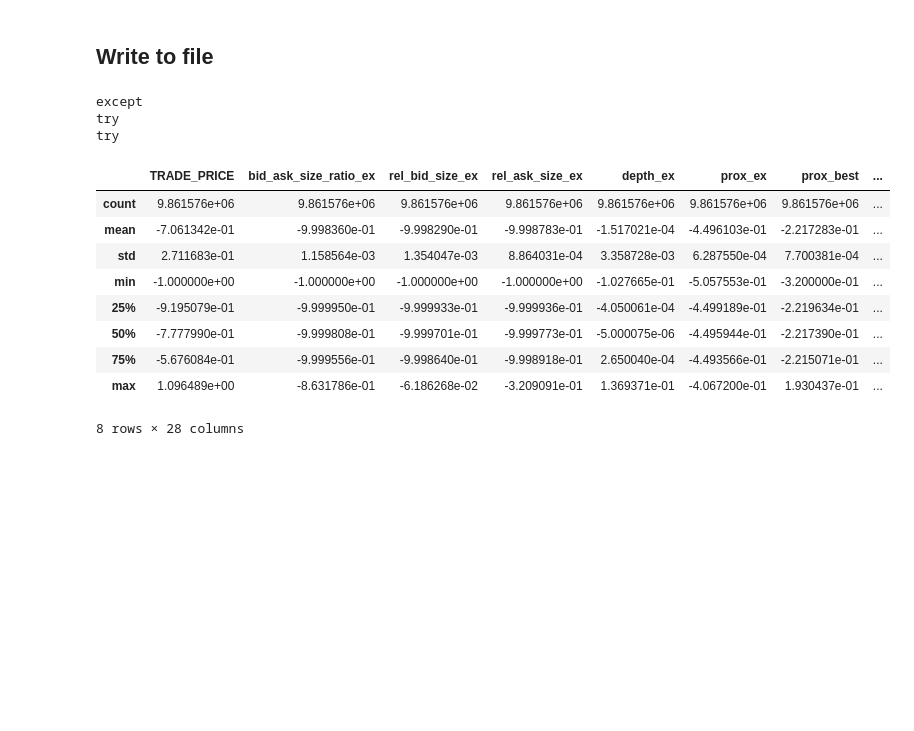
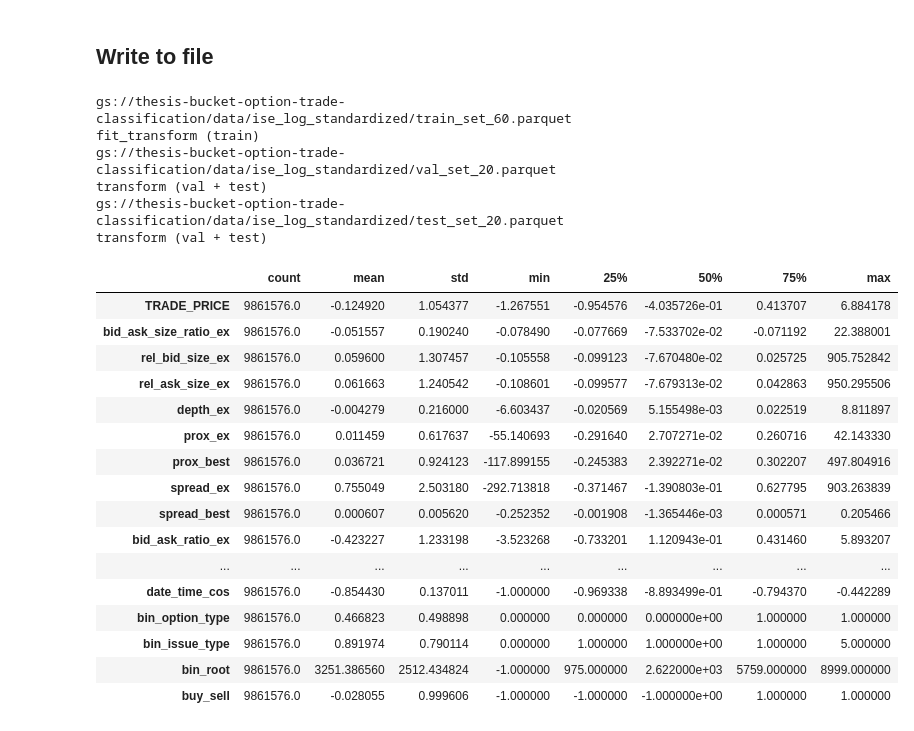
Before and after one commit to KarelZe/thesis, a Jupyter notebook: notebooks/3.0c-feature-engineering.ipynb, the cells around one changed output. Saved outputs shown, nothing was run; the diff lists cells and outputs as text; code cells hidden in the pictures; blank space fills up the shorter version.

```diff
--- a/notebooks/3.0c-feature-engineering.ipynb
+++ b/notebooks/3.0c-feature-engineering.ipynb
@@ -334,7 +334,7 @@ def transform(data: pd.DataFrame) -> pd.DataFrame:
     # standardize continous columns (w/o date features)
     # bin encode categorical features
     try:
-        x[num_cols] = scaler.transform(x)
+        x[num_cols] = scaler.transform(x[num_cols])
         x["bin_option_type"] = oe_option_type.transform(
             data["OPTION_TYPE"].astype(str).values.reshape(-1, 1)
         )
@@ -346,7 +346,7 @@ def transform(data: pd.DataFrame) -> pd.DataFrame:
         )
         print("transform (val + test)")
     except NotFittedError as e:
-        x[num_cols] = scaler.fit_transform(x)
+        x[num_cols] = scaler.fit_transform(x[num_cols])
         x["bin_option_type"] = oe_option_type.fit_transform(
             data["OPTION_TYPE"].astype(str).values.reshape(-1, 1)
         )
@@ -384,6 +384,7 @@ name = "ise_log_standardized"
 output_path = (
     f"gs://thesis-bucket-option-trade-classification/data/{name}/train_set_60.parquet"
 )
+print(output_path)
 train = transform(train)
 train.to_parquet(output_path)
 #dataset.add_reference(output_path)
@@ -392,6 +393,7 @@ del train
 output_path = (
     f"gs://thesis-bucket-option-trade-classification/data/{name}/val_set_20.parquet"
 )
+print(output_path)
 val = transform(val)
 val.to_parquet(output_path)
 #dataset.add_reference(output_path)
@@ -400,23 +402,34 @@ del val
 output_path = (
     f"gs://thesis-bucket-option-trade-classification/data/{name}/test_set_20.parquet"
 )
+print(output_path)
 test = transform(test)
 test.to_parquet(output_path)
 #dataset.add_reference(output_path)
 # %% [output]
-except
-try
-try
+gs://thesis-bucket-option-trade-classification/data/ise_log_standardized/train_set_60.parquet
+fit_transform (train)
+gs://thesis-bucket-option-trade-classification/data/ise_log_standardized/val_set_20.parquet
+transform (val + test)
+gs://thesis-bucket-option-trade-classification/data/ise_log_standardized/test_set_20.parquet
+transform (val + test)
 # %%
-test.describe()
+test.describe().T
 # %% [output]
-|  | TRADE_PRICE | bid_ask_size_ratio_ex | rel_bid_size_ex | rel_ask_size_ex | depth_ex | prox_ex | prox_best | ... |
-| count | 9.861576e+06 | 9.861576e+06 | 9.861576e+06 | 9.861576e+06 | 9.861576e+06 | 9.861576e+06 | 9.861576e+06 | ... |
-| mean | -7.061342e-01 | -9.998360e-01 | -9.998290e-01 | -9.998783e-01 | -1.517021e-04 | -4.496103e-01 | -2.217283e-01 | ... |
-| std | 2.711683e-01 | 1.158564e-03 | 1.354047e-03 | 8.864031e-04 | 3.358728e-03 | 6.287550e-04 | 7.700381e-04 | ... |
-| min | -1.000000e+00 | -1.000000e+00 | -1.000000e+00 | -1.000000e+00 | -1.027665e-01 | -5.057553e-01 | -3.200000e-01 | ... |
-| 25% | -9.195079e-01 | -9.999950e-01 | -9.999933e-01 | -9.999936e-01 | -4.050061e-04 | -4.499189e-01 | -2.219634e-01 | ... |
-| 50% | -7.777990e-01 | -9.999808e-01 | -9.999701e-01 | -9.999773e-01 | -5.000075e-06 | -4.495944e-01 | -2.217390e-01 | ... |
-| 75% | -5.676084e-01 | -9.999556e-01 | -9.998640e-01 | -9.998918e-01 | 2.650040e-04 | -4.493566e-01 | -2.215071e-01 | ... |
-| max | 1.096489e+00 | -8.631786e-01 | -6.186268e-02 | -3.209091e-01 | 1.369371e-01 | -4.067200e-01 | 1.930437e-01 | ... |
+|  | count | mean | std | min | 25% | 50% | 75% | max |
+| TRADE_PRICE | 9861576.0 | -0.124920 | 1.054377 | -1.267551 | -0.954576 | -4.035726e-01 | 0.413707 | 6.884178 |
+| bid_ask_size_ratio_ex | 9861576.0 | -0.051557 | 0.190240 | -0.078490 | -0.077669 | -7.533702e-02 | -0.071192 | 22.388001 |
+| rel_bid_size_ex | 9861576.0 | 0.059600 | 1.307457 | -0.105558 | -0.099123 | -7.670480e-02 | 0.025725 | 905.752842 |
+| rel_ask_size_ex | 9861576.0 | 0.061663 | 1.240542 | -0.108601 | -0.099577 | -7.679313e-02 | 0.042863 | 950.295506 |
+| depth_ex | 9861576.0 | -0.004279 | 0.216000 | -6.603437 | -0.020569 | 5.155498e-03 | 0.022519 | 8.811897 |
+| prox_ex | 9861576.0 | 0.011459 | 0.617637 | -55.140693 | -0.291640 | 2.707271e-02 | 0.260716 | 42.143330 |
+| prox_best | 9861576.0 | 0.036721 | 0.924123 | -117.899155 | -0.245383 | 2.392271e-02 | 0.302207 | 497.804916 |
+| spread_ex | 9861576.0 | 0.755049 | 2.503180 | -292.713818 | -0.371467 | -1.390803e-01 | 0.627795 | 903.263839 |
+| spread_best | 9861576.0 | 0.000607 | 0.005620 | -0.252352 | -0.001908 | -1.365446e-03 | 0.000571 | 0.205466 |
+| bid_ask_ratio_ex | 9861576.0 | -0.423227 | 1.233198 | -3.523268 | -0.733201 | 1.120943e-01 | 0.431460 | 5.893207 |
+| ... | ... | ... | ... | ... | ... | ... | ... | ... |
+| date_time_cos | 9861576.0 | -0.854430 | 0.137011 | -1.000000 | -0.969338 | -8.893499e-01 | -0.794370 | -0.442289 |
+| bin_option_type | 9861576.0 | 0.466823 | 0.498898 | 0.000000 | 0.000000 | 0.000000e+00 | 1.000000 | 1.000000 |
+| bin_issue_type | 9861576.0 | 0.891974 | 0.790114 | 0.000000 | 1.000000 | 1.000000e+00 | 1.000000 | 5.000000 |
+| bin_root | 9861576.0 | 3251.386560 | 2512.434824 | -1.000000 | 975.000000 | 2.622000e+03 | 5759.000000 | 8999.000000 |
+| buy_sell | 9861576.0 | -0.028055 | 0.999606 | -1.000000 | -1.000000 | -1.000000e+00 | 1.000000 | 1.000000 |
-8 rows × 28 columns
```
Also changed, not shown: parts of 1 cell of this notebook.
